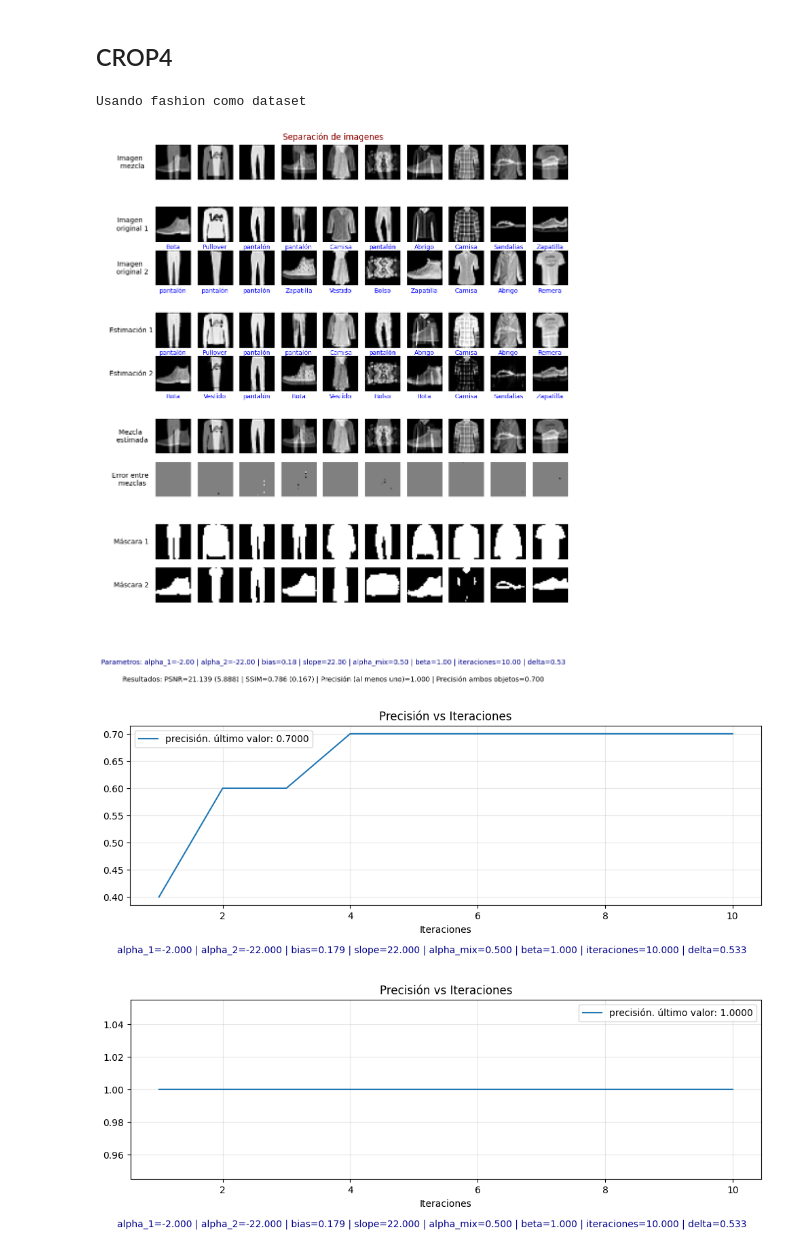
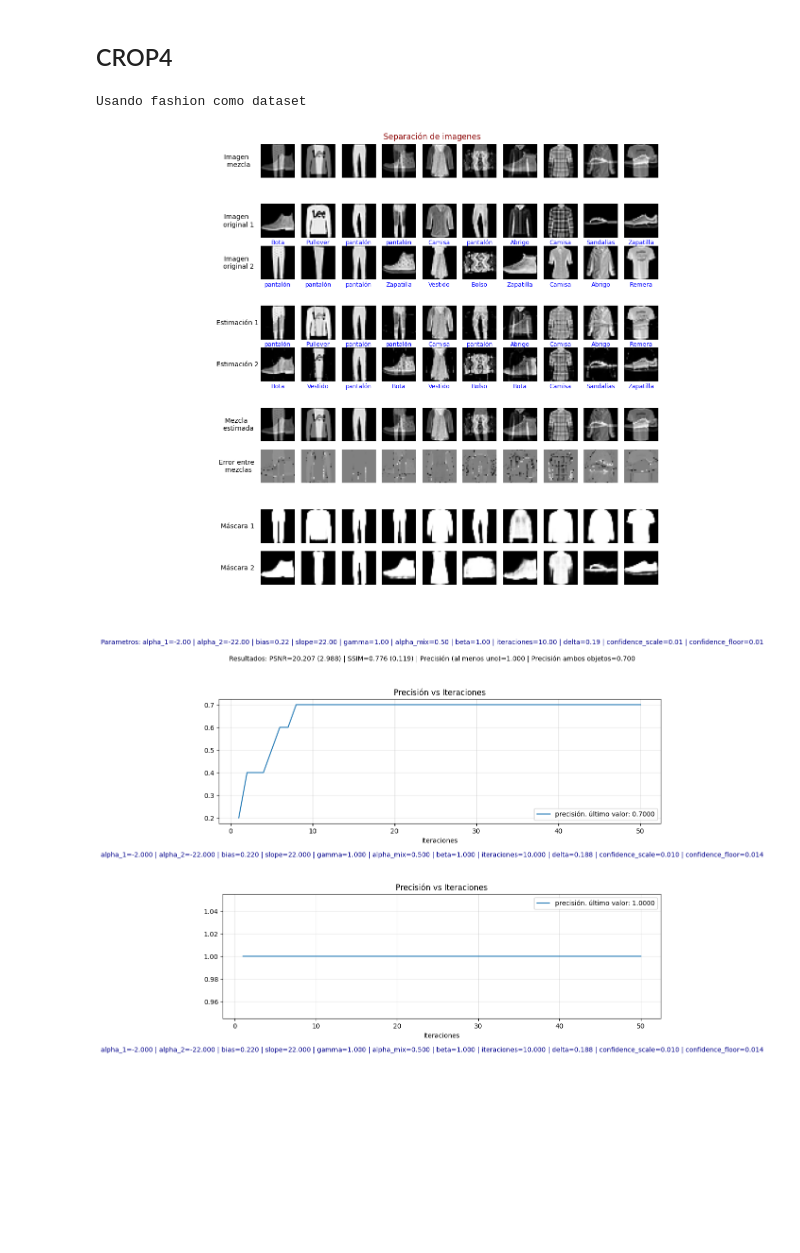
Before and after one commit to SantiagoGalan/CROP_1, a Jupyter notebook: project/experiments/imporve_separation/separation.ipynb, the cells around one changed output. Cells and saved outputs as stored; diff of their text form; code cells hidden in the pictures; blank space fills up the shorter version.

Commit message:
muchos modelos

```diff
--- a/project/experiments/imporve_separation/separation.ipynb
+++ b/project/experiments/imporve_separation/separation.ipynb
@@ -122,14 +122,20 @@ if str(project_root) not in sys.path:
 
 from project.loader import Loader
 import project.CROP.models.crop4 as crop4_module
+import project.CROP.models.crop5 as crop5_module
+import project.CROP.models.crop6 as crop6_module
+import project.CROP.models.crop7 as crop7_module
+import project.CROP.models.crop8 as crop8_module
+
+
 
 # Recarga el modelo para usar la versión actual del archivo.
-importlib.reload(crop4_module)
+importlib.reload(crop8_module)
 
 SEED = 3333
 DATASET = "fashion"
 N_IMAGES = 10
-ITERATIONS = 10
+ITERATIONS = 50
 LATENT_DIM = 64
 INTERMEDIATE_DIM = 256
 
@@ -140,17 +146,17 @@ predictor = Loader.predictor(model_name=f"CCE_Conv2D_{DATASET}.keras")
 data = Loader.data(dataset=DATASET)
 
 # Misma configuración que la prueba de separación de la celda anterior.
-params_crop4 = {
-    #'delta': 0.4068296176463726,
-    #'confidence_scale': 0.01026602506160993,
-    #'confidence_floor': 0.013993814029776234,
-    "alpha_mix":0.5,
-'bias': 0.17884068952990134,
-'delta': 0.5325422090491226}
+params_crop6 = {
+    'confidence_scale': 0.01026602506160993,
+    'confidence_floor': 0.013993814029776234,
+    'gamma': 1,
+    'delta': 0.18813391489323197,
+    'alpha_mix': 0.5,
+#'bias': 0.17884068952990134,
+}
 
 
-
-c_crop4 = crop4_module.Crop4(
+c_crop4 = crop8_module.Crop8(
     cvae=cvae, predictor=predictor
 )
 
@@ -158,40 +164,40 @@ result_crop4 = c_crop4.unmix(
     data["x_test"][:N_IMAGES], data["x_test_1"][:N_IMAGES],
     data["y_test"][:N_IMAGES], data["y_test_1"][:N_IMAGES],
     iterations=ITERATIONS,
-    params=params_crop4,
+    params=params_crop6,
     labels=data["labels"],
     show_image=True,
     show_all_curves=True,
     data_save_dir=str(project_root / "project" / "experiments" / "imporve_separation" / "data"),
     notebook_name="separation_crop4",
     run_metadata={
         "dataset": DATASET, "cvae": cvae_name, "seed": SEED,
         "variant": "crop4",
-        "model_module": crop4_module.__name__,
+        "model_module": crop8_module.__name__,
     },
 )
 reconstructions_crop4 = (
     np.array(c_crop4.source1_estimation),
     np.array(c_crop4.source2_estimation),
 )
 
 print("\nResultados de Crop4")
 print({key: result_crop4[key] for key in (
     "recon_bpsnr", "ssim", "acc_at_least_one", "acc_both"
 )})
 
 # Diagnóstico final de consistencia con la mezcla original.
 mixture_estimation = (
-    params_crop4["alpha_mix"] * reconstructions_crop4[0]
-    + (1 - params_crop4["alpha_mix"]) * reconstructions_crop4[1]
+    params_crop6["alpha_mix"] * reconstructions_crop4[0]
+    + (1 - params_crop6["alpha_mix"]) * reconstructions_crop4[1]
 )
 absolute_error = np.abs(mixture_estimation - np.asarray(c_crop4.mixed_input))
 print("Error absoluto medio de mezcla:", float(absolute_error.mean()))
 print("Error absoluto máximo de mezcla:", float(absolute_error.max()))
 
 print("Iteraciones ejecutadas:", c_crop4.iteration + 1)
 # %% [output]
 Usando fashion como dataset
-[figure, old version]
+[figure, new version]
-[figure, old version]
+[figure, new version]
-[figure, old version]
+[figure, new version]
```
Also changed, not shown: parts of 1 cell of this notebook, 13 other files.
